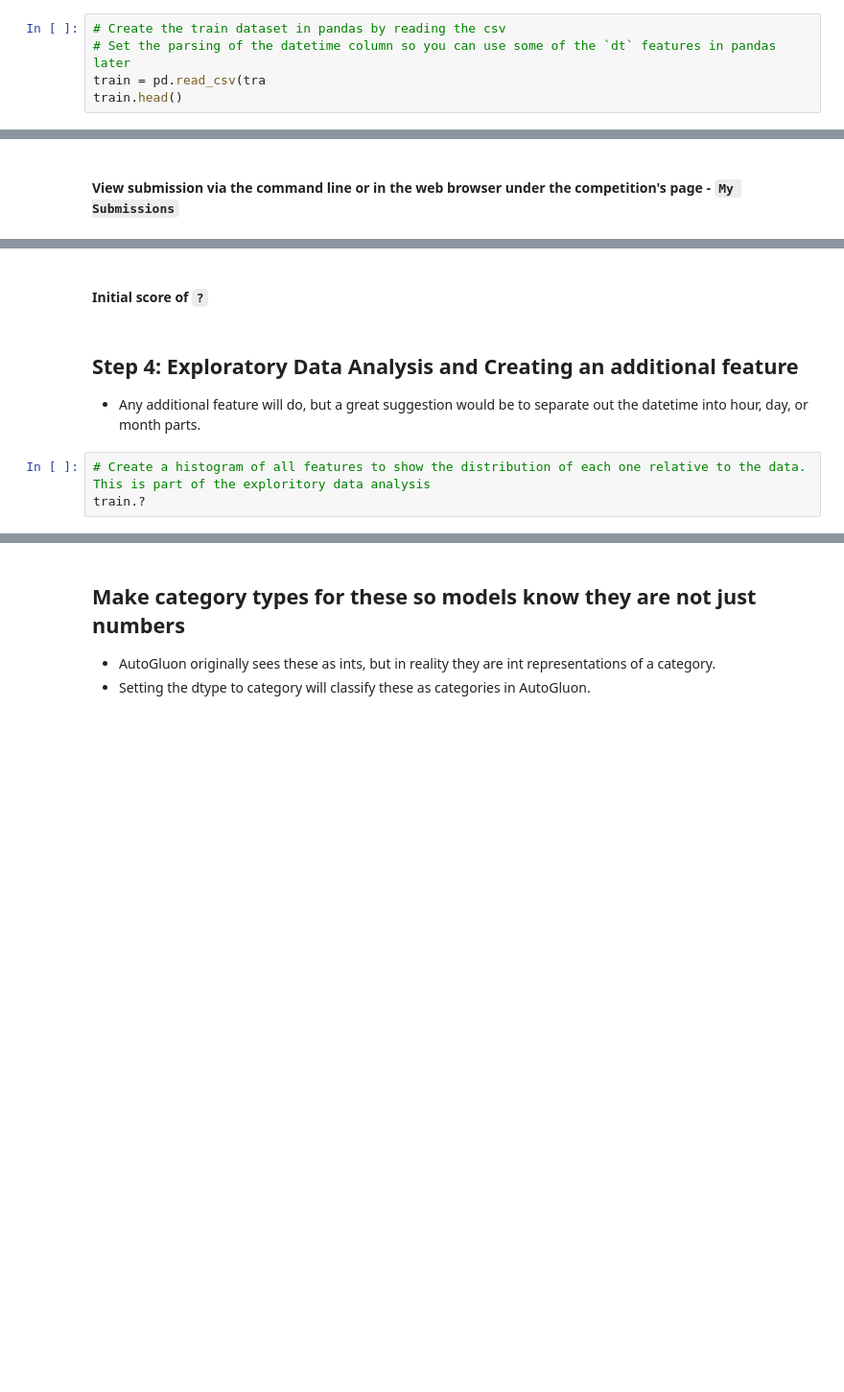
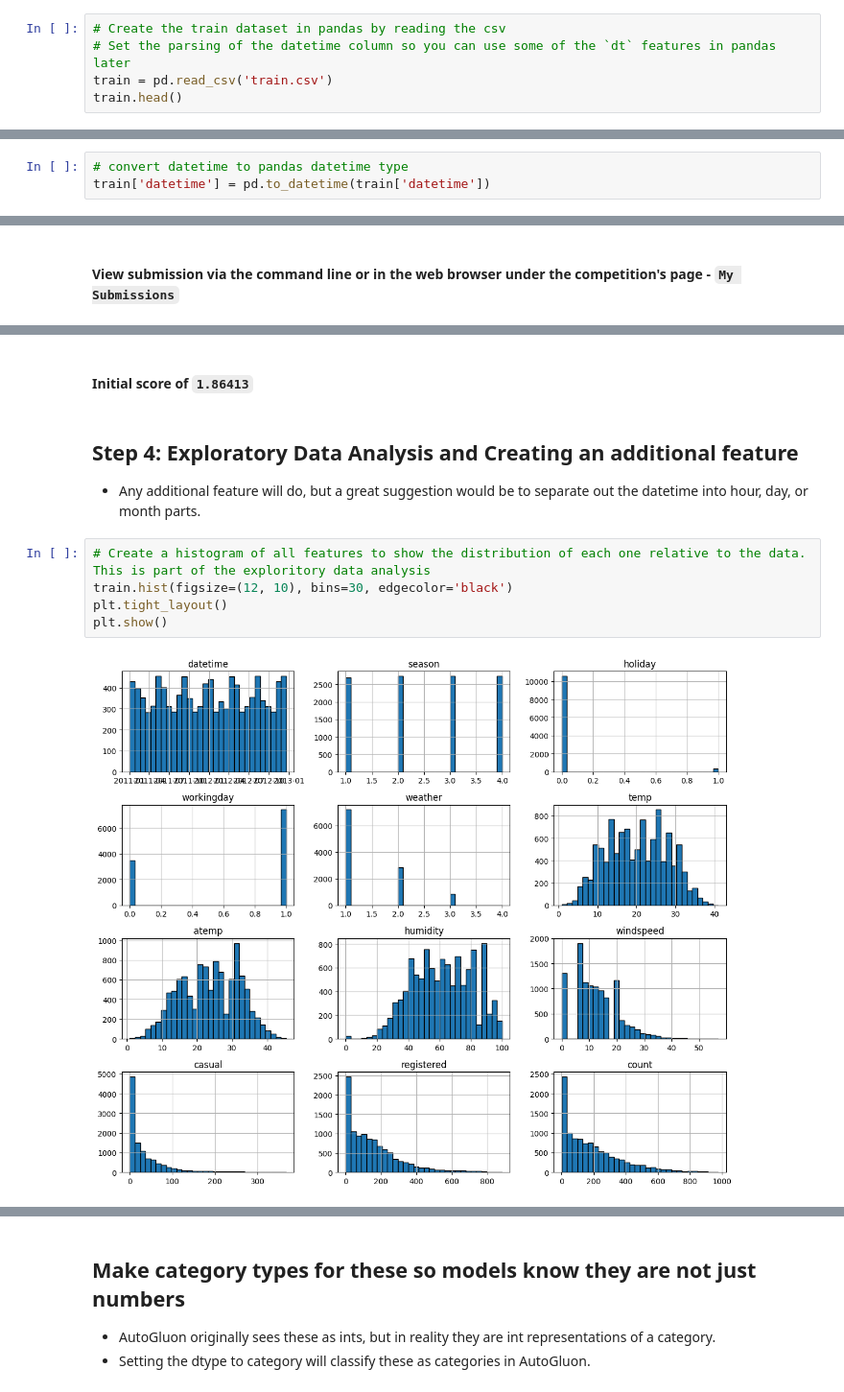
Before and after one commit to omogbolahan94/Bike-Sharing-Demand-Prediction, a Jupyter notebook: main.ipynb, the cells around one changed output, grey strips where cells are left out. Shown at 96% size. Cells and saved outputs as stored; diff of their text form; blank space fills up the shorter version.

```diff
--- a/project-template.ipynb
+++ b/main.ipynb
@@ -63,5 +69,5 @@ from autogluon.tabular import TabularPredictor
 # %%
 # Create the train dataset in pandas by reading the csv
 # Set the parsing of the datetime column so you can use some of the `dt` features in pandas later
-train = pd.read_csv(tra
+train = pd.read_csv('train.csv')
 train.head()
@@ -74,2 +127,5 @@ test.head()
+# %%
+# convert datetime to pandas datetime type
+train['datetime'] = pd.to_datetime(train['datetime'])
 # %%
 # Same thing as train and test dataset
@@ -120,10 +334,14 @@ submission.to_csv("submission.csv", index=False)
 # %% [markdown]
-#### Initial score of `?`
+#### Initial score of `1.86413`
 # %% [markdown]
 ## Step 4: Exploratory Data Analysis and Creating an additional feature
 * Any additional feature will do, but a great suggestion would be to separate out the datetime into hour, day, or month parts.
 # %%
 # Create a histogram of all features to show the distribution of each one relative to the data. This is part of the exploritory data analysis
-train.?
+train.hist(figsize=(12, 10), bins=30, edgecolor='black')
+plt.tight_layout()
+plt.show()
+# %% [output]
+[figure, added]
 # %%
 # create a new feature
```
Also changed, not shown: parts of 51 cells of this notebook, 4 other files.
